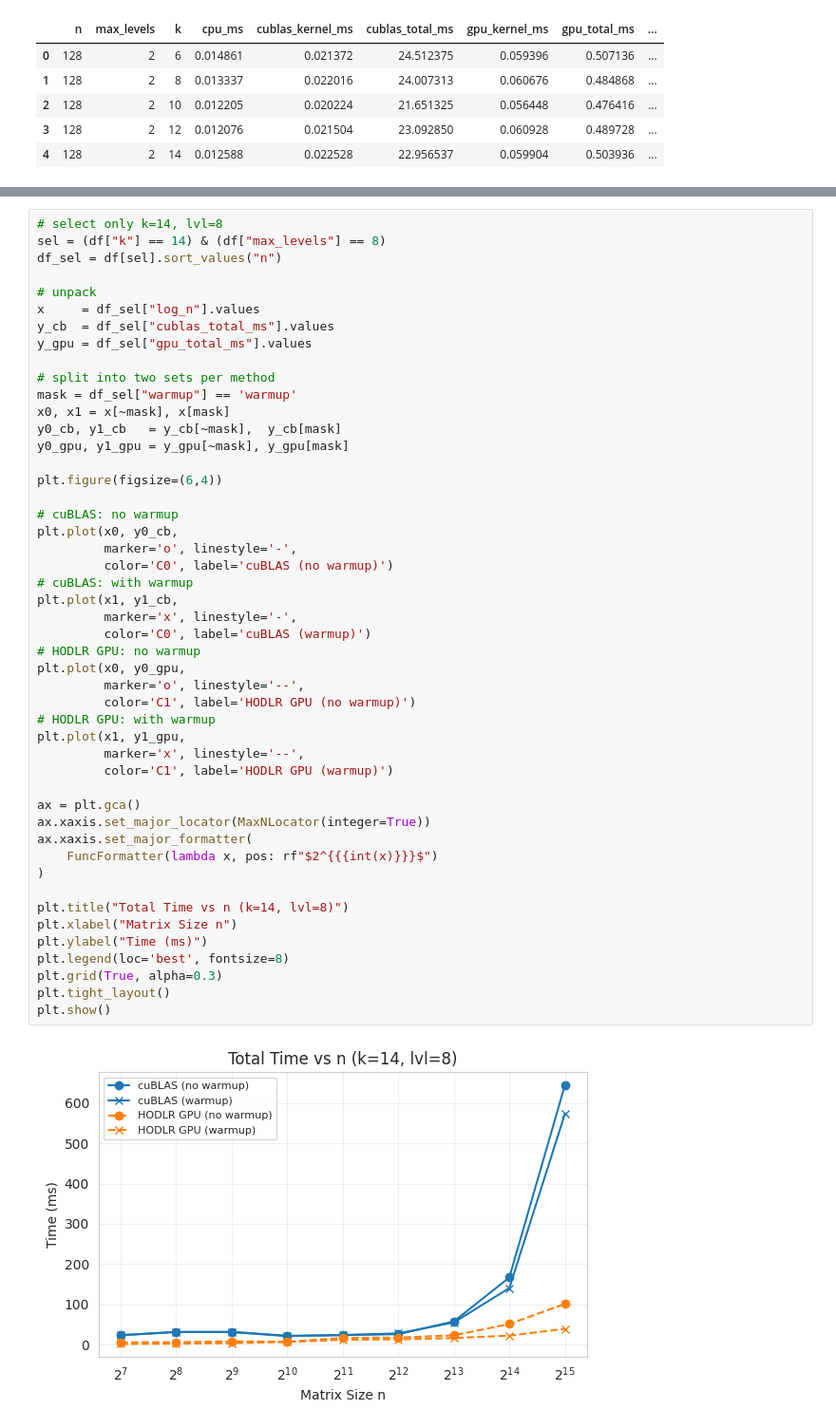
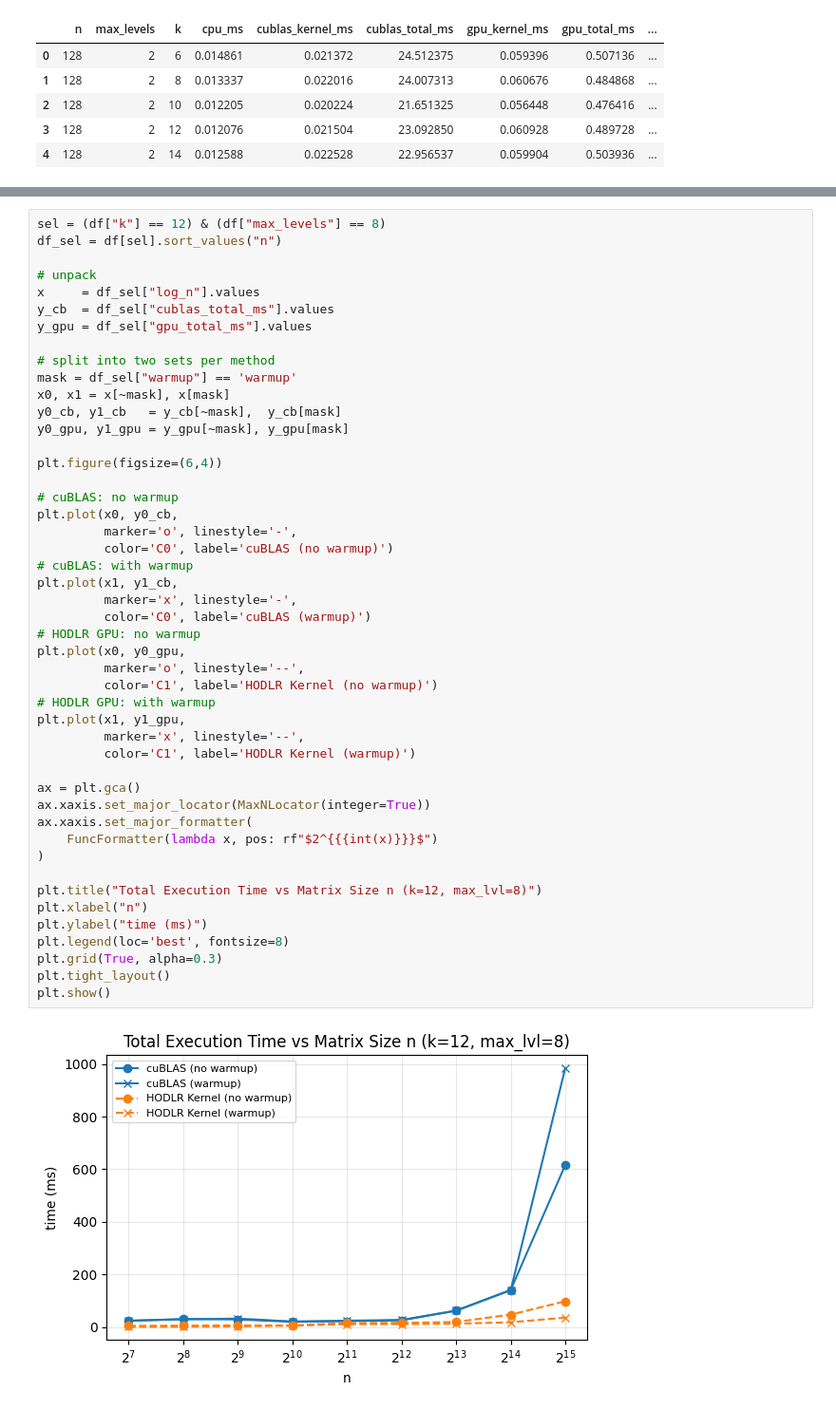
Before and after one commit to jonathanwangyc/cs598hpc-final-project, a Jupyter notebook: postprocess.ipynb, the cells around one changed output, grey strips where cells are left out. Shown at 95% size. Drawn from its saved outputs; the diff is of its cells as text.

```diff
--- a/postprocess.ipynb
+++ b/postprocess.ipynb
@@ -282,6 +279,5 @@ plt.show()
 # %%
-# select only k=14, lvl=8
-sel = (df["k"] == 14) & (df["max_levels"] == 8)
+sel = (df["k"] == 12) & (df["max_levels"] == 8)
 df_sel = df[sel].sort_values("n")
 
 # unpack
@@ -296,39 +292,39 @@ y0_cb, y1_cb   = y_cb[~mask],  y_cb[mask]
 y0_gpu, y1_gpu = y_gpu[~mask], y_gpu[mask]
 
 plt.figure(figsize=(6,4))
 
 # cuBLAS: no warmup
 plt.plot(x0, y0_cb,
          marker='o', linestyle='-',
          color='C0', label='cuBLAS (no warmup)')
 # cuBLAS: with warmup
 plt.plot(x1, y1_cb,
          marker='x', linestyle='-',
          color='C0', label='cuBLAS (warmup)')
 # HODLR GPU: no warmup
 plt.plot(x0, y0_gpu,
          marker='o', linestyle='--',
-         color='C1', label='HODLR GPU (no warmup)')
+         color='C1', label='HODLR Kernel (no warmup)')
 # HODLR GPU: with warmup
 plt.plot(x1, y1_gpu,
          marker='x', linestyle='--',
-         color='C1', label='HODLR GPU (warmup)')
+         color='C1', label='HODLR Kernel (warmup)')
 
 ax = plt.gca()
 ax.xaxis.set_major_locator(MaxNLocator(integer=True))
 ax.xaxis.set_major_formatter(
     FuncFormatter(lambda x, pos: rf"$2^{{{int(x)}}}$")
 )
 
-plt.title("Total Time vs n (k=14, lvl=8)")
-plt.xlabel("Matrix Size n")
-plt.ylabel("Time (ms)")
+plt.title("Total Execution Time vs Matrix Size n (k=12, max_lvl=8)")
+plt.xlabel("n")
+plt.ylabel("time (ms)")
 plt.legend(loc='best', fontsize=8)
 plt.grid(True, alpha=0.3)
 plt.tight_layout()
 plt.show()
 # %% [output]
-[figure, old version]
+[figure, new version]
 # %%
 group = df.groupby("log_n").max().reset_index()
 
```
Also changed, not shown: parts of 9 cells of this notebook, 9 other files.
